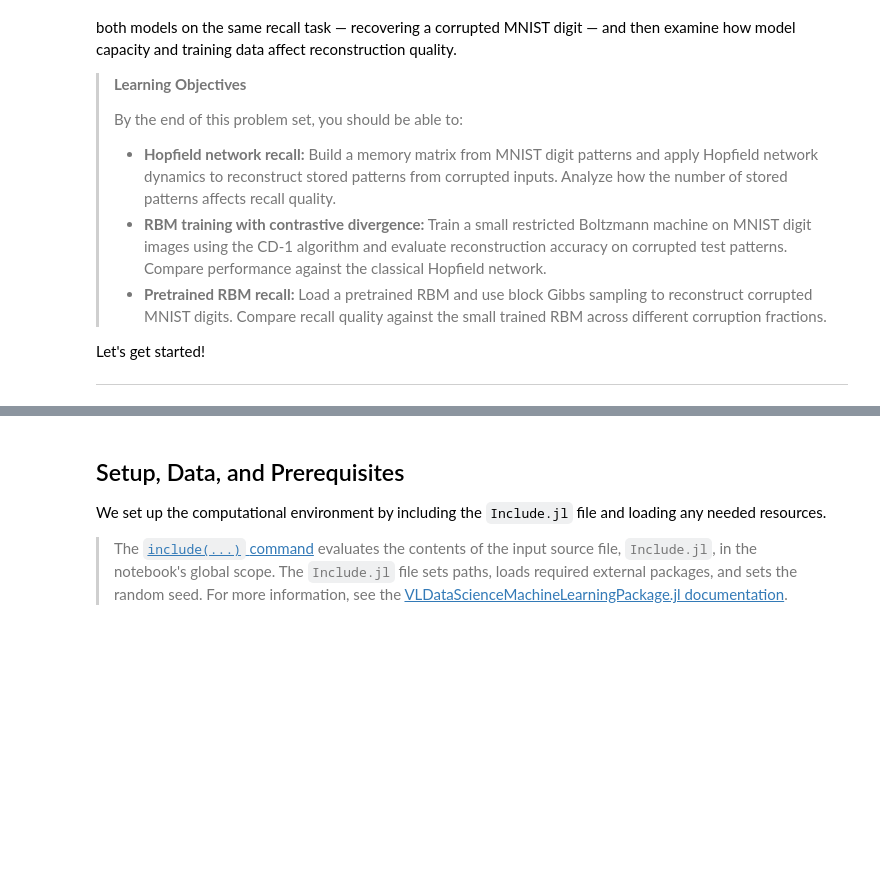
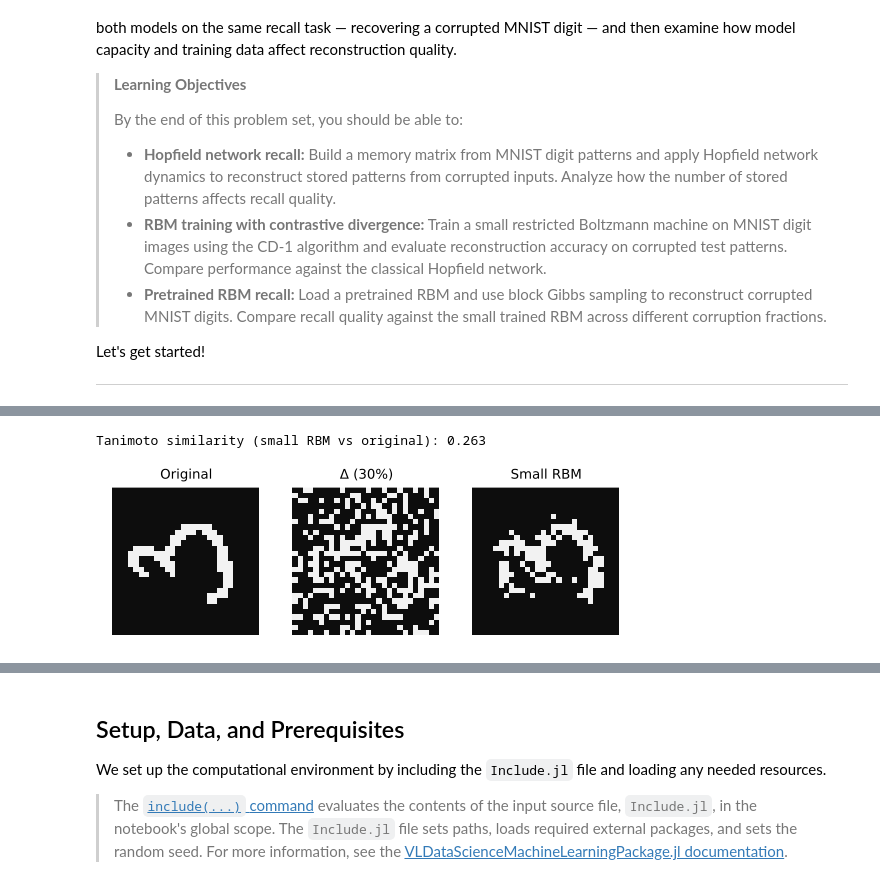
Before and after one commit to CHEME-5820-Spring-2026/ps4-5820-s26-Aditambe09, a Jupyter notebook: PS4-CHEME-5820-Student-RBM-Digits-S2025.ipynb, the cells around one changed output, grey strips where cells are left out. Saved outputs shown, nothing was run; the diff lists cells and outputs as text; code cells hidden in the pictures; blank space fills up the shorter version.

```diff
--- a/PS4-CHEME-5820-Student-RBM-Digits-S2025.ipynb
+++ b/PS4-CHEME-5820-Student-RBM-Digits-S2025.ipynb
@@ -19,0 +271,13 @@ ___
+# %%
+W_hopfield = let
+
+    # initialize -
+    N = size(X_pm1, 2); # number of stored patterns
+
+    # compute the Hebbian weight matrix -
+    W = (X_pm1 * X_pm1') ./ N;
+    W[diagind(W)] .= 0.0; # zero diagonal (no self-connections)
+
+    # return -
+    W
+end;
@@ -19,0 +473,35 @@ ___
+# %%
+v_rbm_recalled = let
+
+    # initialize - apply the same corruption as Task 1
+    v0_pm1 = corrupt(v_original, corruption_frac; seed=2); # corrupted input in {-1,+1}
+
+    # run Gibbs sampling for recall -
+    (V_rec, _) = sample(rbm_small, v0_pm1; T=number_of_gibbs_recall, β=β_recall); # V_rec is (pixels × T) visible trajectory
+    v_rec = V_rec[:, end]; # final reconstructed pattern (last column of the chain)
+
+    println("Tanimoto similarity (small RBM vs original): $(round(tanimoto(to_binary(v_rec), to_binary(v_original)), digits=3))")
+
+    # return -
+    v_rec
+end;
+# %% [output]
+Tanimoto similarity (small RBM vs original): 0.263
+# %%
+let
+    # initialize -
+    imgs = [decode(v_original), decode(v_corrupted), decode(v_rbm_recalled)];
+    titles = ["Original",
+              "Δ ($(round(Int, corruption_frac*100))%)",
+              "Small RBM"];
+
+    # build the heatmaps -
+    p_list = [heatmap(img, c=:grays, colorbar=false, aspect_ratio=1,
+                      title=t, titlefontsize=9, axis=false, ticks=false)
+              for (img, t) in zip(imgs, titles)];
+
+    # return -
+    plot(p_list..., layout=(1, 3), size=(540, 180))
+end
+# %% [output]
+[figure, added]
```
Also changed, not shown: parts of 137 cells of this notebook.
